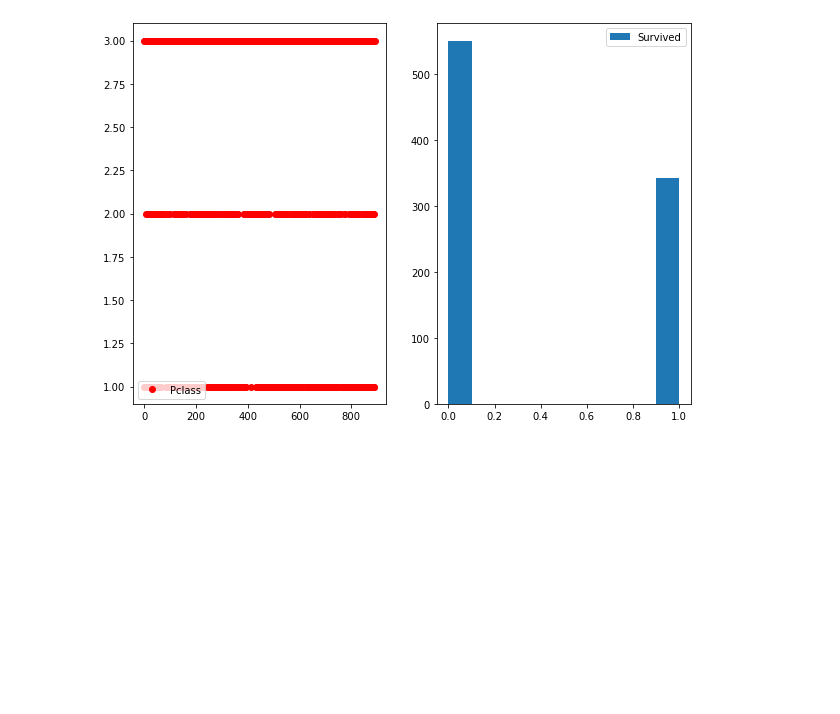
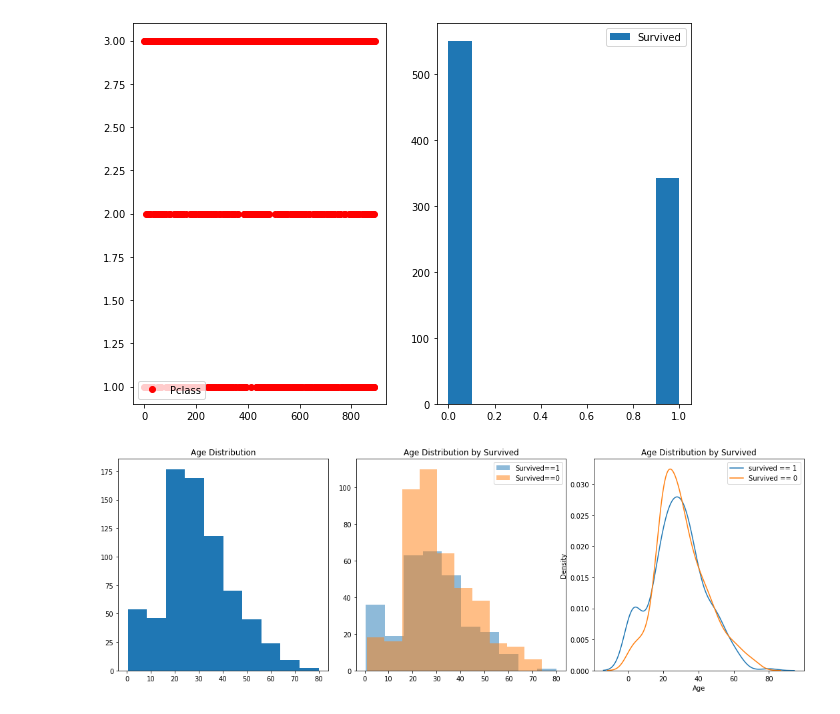
Before and after one commit to dongik9/MydataAnalysis, a Jupyter notebook: 20220914-class-titanic-datavis.ipynb, the cells around one changed output. Saved outputs shown, nothing was run; the diff lists cells and outputs as text; code cells hidden in the pictures; blank space fills up the shorter version.

```diff
--- a/20220914-class-titanic-datavis.ipynb
+++ b/20220914-class-titanic-datavis.ipynb
@@ -122,3 +127,23 @@ axs[1].legend()
 # %% [output]
 <matplotlib.legend.Legend at 0x...>
 [figure]
+# %%
+fig, axs = plt.subplots(1, 3, figsize = (15, 5))
+plt.tight_layout()
+
+axs[0].hist(df['Age'])
+axs[0].set_title('Age Distribution')
+
+axs[1].hist(df[df['Survived']==1]['Age'], alpha=0.5, label = 'Survived==1')
+axs[1].hist(df[df['Survived']==0]['Age'], alpha=0.5, label  = 'Survived==0')
+axs[1].set_title('Age Distribution by Survived')
+axs[1].legend()
+
+sns.kdeplot(df[df['Survived']==1]['Age'], ax = axs[2])
+sns.kdeplot(df[df['Survived']==0]['Age'], ax = axs[2])
+axs[2].set_title("Age Distribution by Survived")
+
+plt.legend(['survived == 1','Survived == 0'])
+plt.show()
+# %% [output]
+[figure, added]
```
Also changed, not shown: parts of 8 cells of this notebook.
